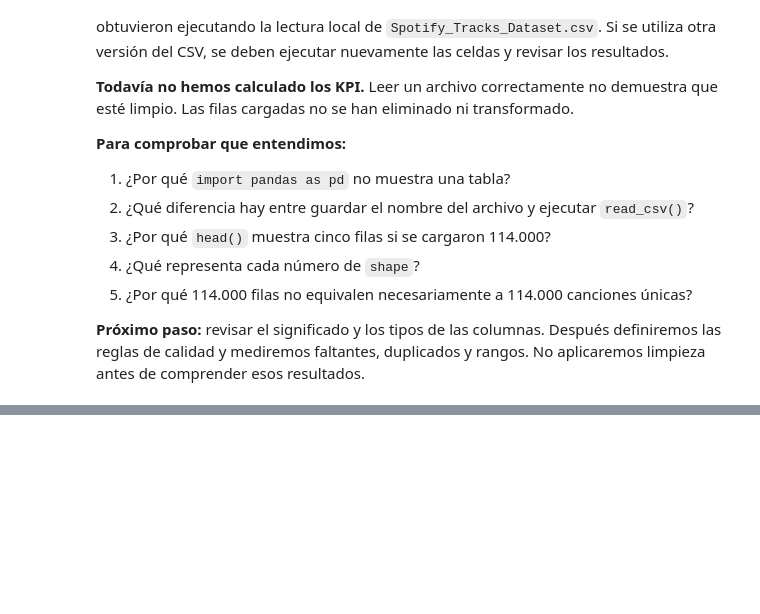
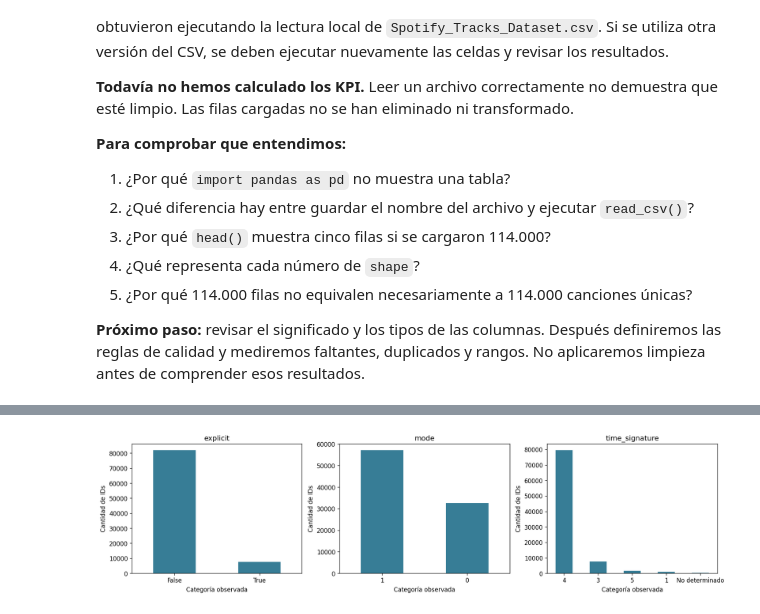
Before and after one commit to sparklyeonn/machine-learning, a Jupyter notebook: Spotify_Unidad_1.ipynb, the cells around one changed output, grey strips where cells are left out. Cells and saved outputs as stored; diff of their text form; code cells hidden in the pictures; blank space fills up the shorter version.

```diff
--- a/Spotify_Unidad_1.ipynb
+++ b/Spotify_Unidad_1.ipynb
@@ -348,0 +1856,4 @@ df.columns.tolist()
+# %%
+categorias_eda = ["explicit", "mode", "time_signature"]
+variacion_categorias = df_limpio.groupby("track_id")[categorias_eda].nunique(dropna=False)
+(variacion_categorias > 1).sum()
@@ -348,0 +1873,3 @@ df.columns.tolist()
+# %%
+df_categorias = df_limpio[["track_id"] + categorias_eda].drop_duplicates(subset="track_id").copy()
+df_categorias["time_signature"].value_counts(dropna=False).sort_index()
@@ -348,0 +1896,11 @@ df.columns.tolist()
+# %%
+fig, ejes = plt.subplots(1, 3, figsize=(15, 4))
+for eje, columna in zip(ejes, categorias_eda):
+    etiquetas = df_categorias[columna].astype("string").fillna("No determinado")
+    frecuencias = etiquetas.value_counts()
+    frecuencias.plot.bar(ax=eje, color="#377D96", rot=0)
+    eje.set(title=columna, xlabel="Categoría observada", ylabel="Cantidad de IDs")
+fig.tight_layout()
+plt.show()
+# %% [output]
+[figure, added]
```
Also changed, not shown: parts of 248 cells of this notebook.
